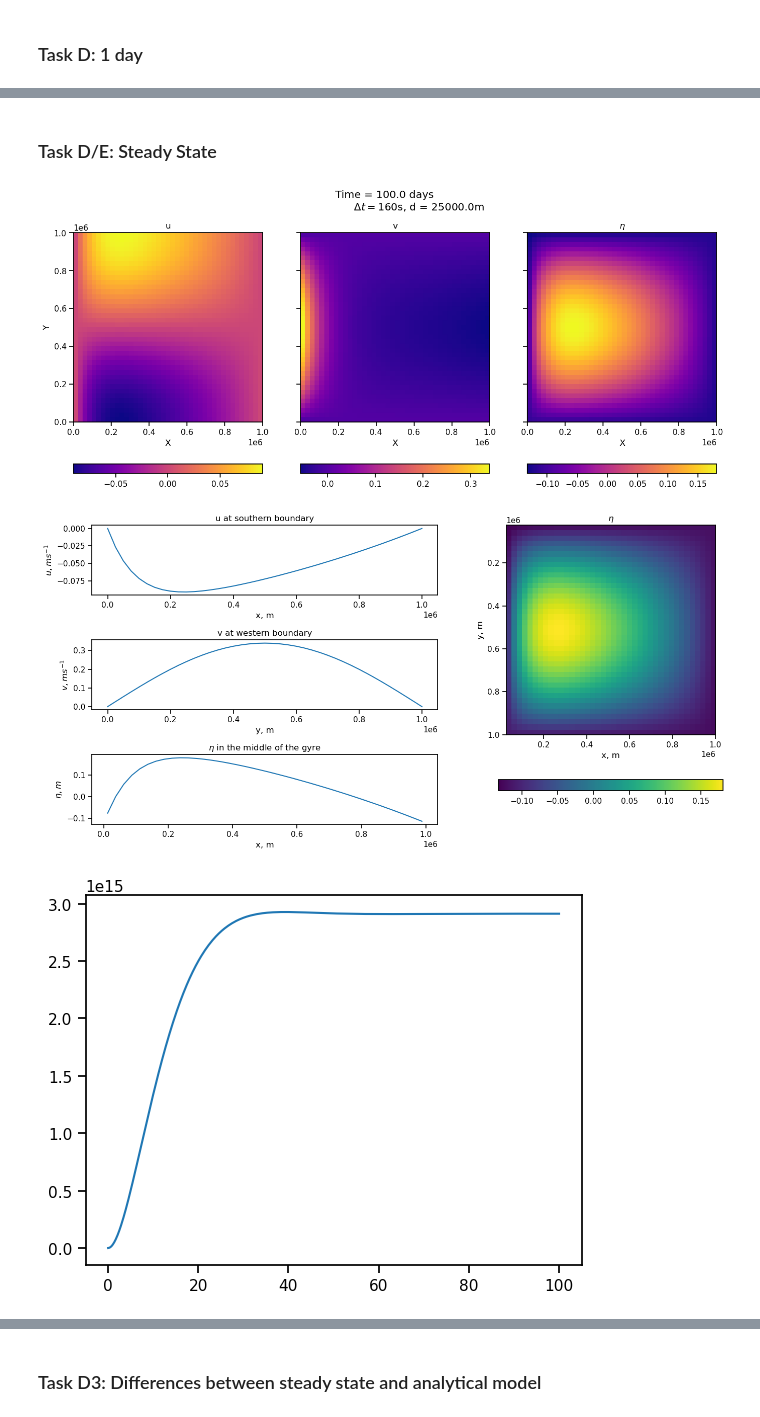
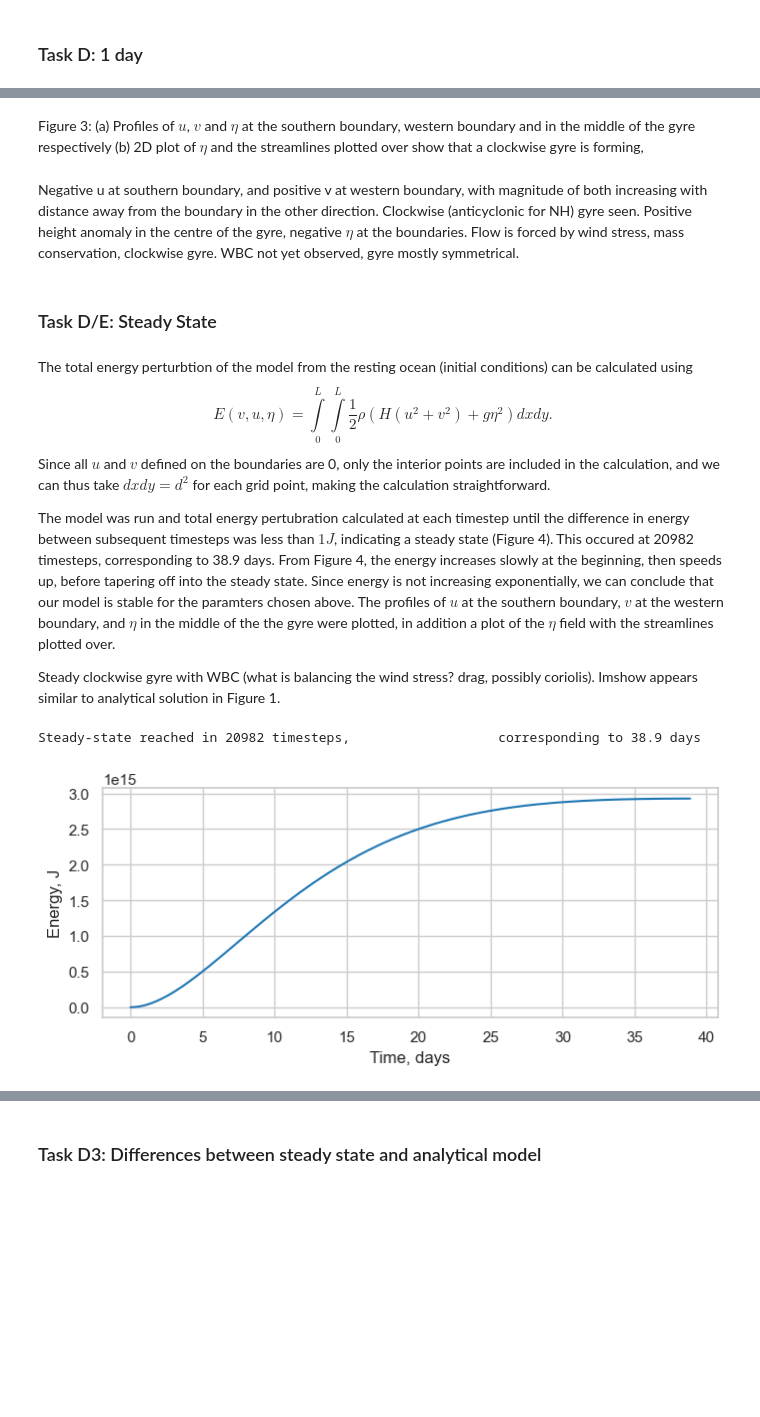
Before and after one commit to leijohansson/OceanGyres-GulfStream, a Jupyter notebook: Simplified Model of Ocean Gyres and the Gulf Stream.ipynb, the cells around one changed output, grey strips where cells are left out. Cells and saved outputs as stored; diff of their text form; code cells hidden in the pictures; blank space fills up the shorter version.

```diff
--- a/Simplified Model of Ocean Gyres and the Gulf Stream.ipynb
+++ b/Simplified Model of Ocean Gyres and the Gulf Stream.ipynb
@@ -34,15 +87,27 @@ sim.plot_1d()
+# %% [markdown]
+Figure 3: (a) Profiles of $u$, $v$ and $\eta$ at the southern boundary, western boundary and in the middle of the gyre respectively (b) 2D plot of $\eta$ and the streamlines plotted over show that a clockwise gyre is forming,
+# %% [markdown]
+Negative u at southern boundary, and positive v at western boundary, with magnitude of both increasing with distance away from the boundary in the other direction. Clockwise (anticyclonic for NH) gyre seen. Positive height anomaly in the centre of the gyre, negative $\eta$ at the boundaries. Flow is forced by wind stress, mass conservation, clockwise gyre. WBC not yet observed, gyre mostly symmetrical.
 # %% [markdown]
 ### Task D/E: Steady State
+# %% [markdown]
+The total energy perturbtion of the model from the resting ocean (initial conditions) can be calculated using
+\begin{equation}
+    E(v, u, \eta) = \int\limits^L_0\int\limits^L_0\frac{1}{2}\rho(H(u^2+v^2) + g\eta^2)dxdy.
+\end{equation}
+Since all $u$ and $v$ defined on the boundaries are 0, only the interior points are included in the calculation, and we can thus take $dxdy = d^2$ for each grid point, making the calculation straightforward.
+
+
+The model was run and total energy pertubration calculated at each timestep until the difference in energy between subsequent timesteps was less than $1J$, indicating a steady state (Figure 4). This occured at 20982 timesteps, corresponding to 38.9 days. From Figure 4, the energy increases slowly at the beginning, then speeds up, before tapering off into the steady state. Since energy is not increasing exponentially, we can conclude that our model is stable for the paramters chosen above. The profiles of $u$ at the southern boundary, $v$ at the western boundary, and $\eta$ in the middle of the the gyre  were plotted, in addition a plot of the $\eta$ field with the streamlines plotted over.
+
+Steady clockwise gyre with WBC (what is balancing the wind stress? drag, possibly coriolis). Imshow appears similar to analytical solution in Figure 1.
 # %%
 endtime = 100*day
 nt = int(endtime/dt)
 
 long = FB(L, d, dt, nt, energy = True)
-long.run()
-long.plot_uva()
-long.plot_1d()
+long.run_SS()
 long.plot_energy()
 # %% [output]
+Steady-state reached in 20982 timesteps,                   corresponding to 38.9 days
-[figure, old version]
+[figure, new version]
-[figure, removed]
-[figure, removed]
```
Also changed, not shown: parts of 30 cells of this notebook, 12 other files.
